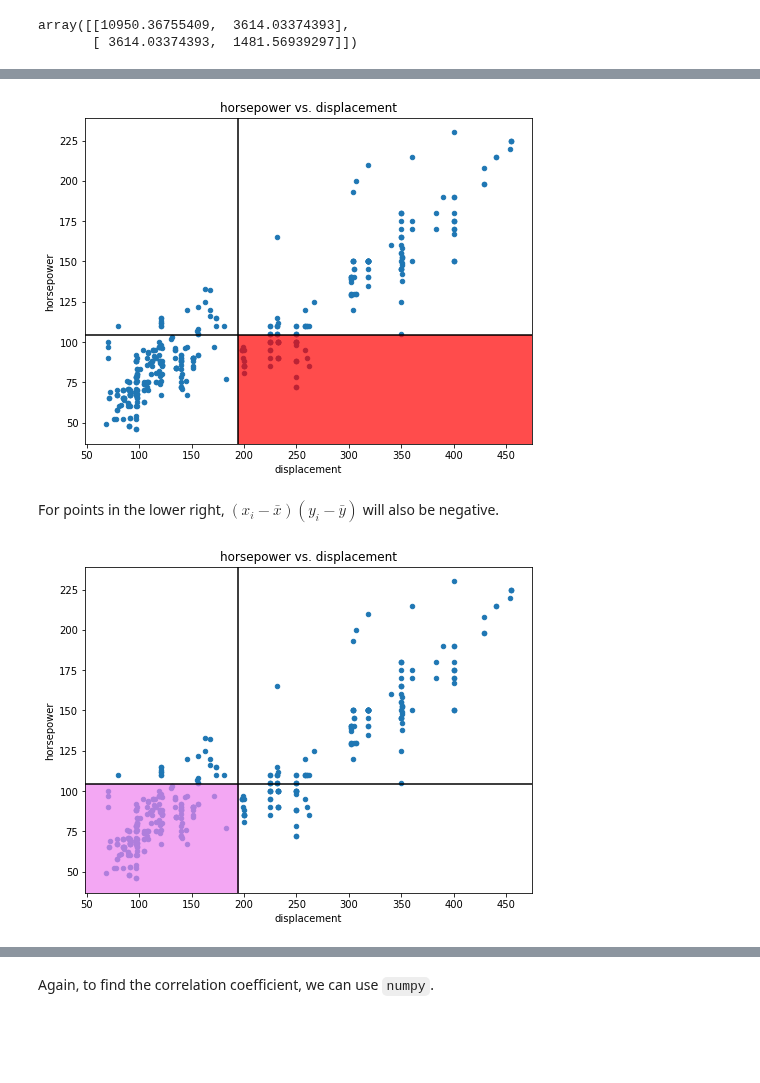
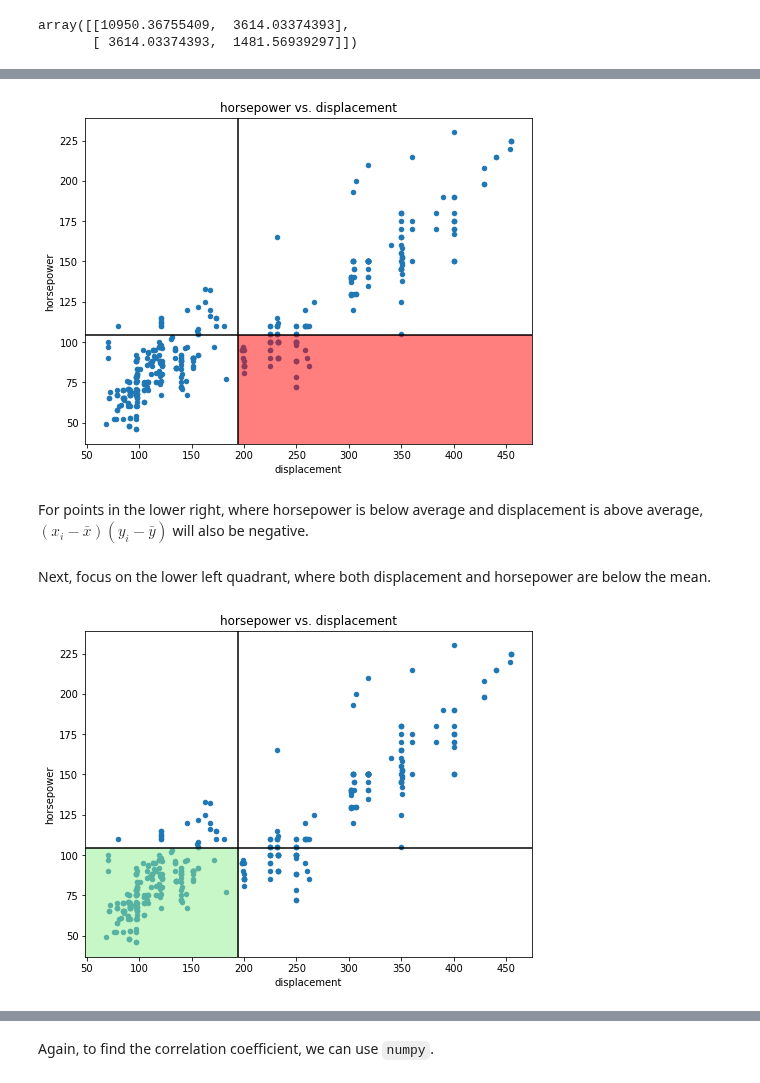
Before and after one commit to NSS-Data-Instructional-Stuff/stats-for-data-science, a Jupyter notebook: notebooks/02_Exploratory_Data_Analysis-Part_2_Two_Variable.ipynb, the cells around one changed output, grey strips where cells are left out. Drawn from its saved outputs; the diff is of its cells as text; code cells hidden in the pictures; blank space fills up the shorter version.

```diff
--- a/notebooks/02_Exploratory_Data_Analysis-Part_2_Two_Variable.ipynb
+++ b/notebooks/02_Exploratory_Data_Analysis-Part_2_Two_Variable.ipynb
@@ -119,23 +156,25 @@ Points in the upper left quadrant have lower than average payroll and higher tha
 # %%
 fig, ax = plt.subplots(figsize = (8,6))
 cars.plot(kind = 'scatter', x = 'displacement', y = 'horsepower', ax = ax)
 plt.axvline(x = displacement_mean, color = 'black')
 plt.axhline(y = horsepower_mean, color = 'black')
 plt.title('horsepower vs. displacement')
-r1 = Rectangle((displacement_mean, plt.ylim()[0]), plt.xlim()[1] - displacement_mean, horsepower_mean - plt.ylim()[0], color='red', alpha = 0.7)
+r1 = Rectangle((displacement_mean, plt.ylim()[0]), plt.xlim()[1] - displacement_mean, horsepower_mean - plt.ylim()[0], color='red', alpha = 0.5)
 ax.add_artist(r1);
 # %% [output]
-[figure, old version]
+[figure, new version]
 # %% [markdown]
-For points in the lower right, $(x_i - \bar{x})(y_i - \bar{y})$ will also be negative.
+For points in the lower right, where horsepower is below average and displacement is above average, $(x_i - \bar{x})(y_i - \bar{y})$ will also be negative.
+# %% [markdown]
+Next, focus on the lower left quadrant, where both displacement and horsepower are below the mean.
 # %%
 fig, ax = plt.subplots(figsize = (8,6))
 cars.plot(kind = 'scatter', x = 'displacement', y = 'horsepower', ax = ax)
 plt.axvline(x = displacement_mean, color = 'black')
 plt.axhline(y = horsepower_mean, color = 'black')
 plt.title('horsepower vs. displacement')
-r1 = Rectangle((plt.xlim()[0], plt.ylim()[0]), displacement_mean - plt.xlim()[0], horsepower_mean - plt.ylim()[0], color='violet', alpha = 0.7)
+r1 = Rectangle((plt.xlim()[0], plt.ylim()[0]), displacement_mean - plt.xlim()[0], horsepower_mean - plt.ylim()[0], color='lightgreen', alpha = 0.5)
 ax.add_artist(r1);
 # %% [output]
-[figure, old version]
+[figure, new version]
 # %% [markdown]
```
Also changed, not shown: parts of 46 cells of this notebook, 1 other file.
